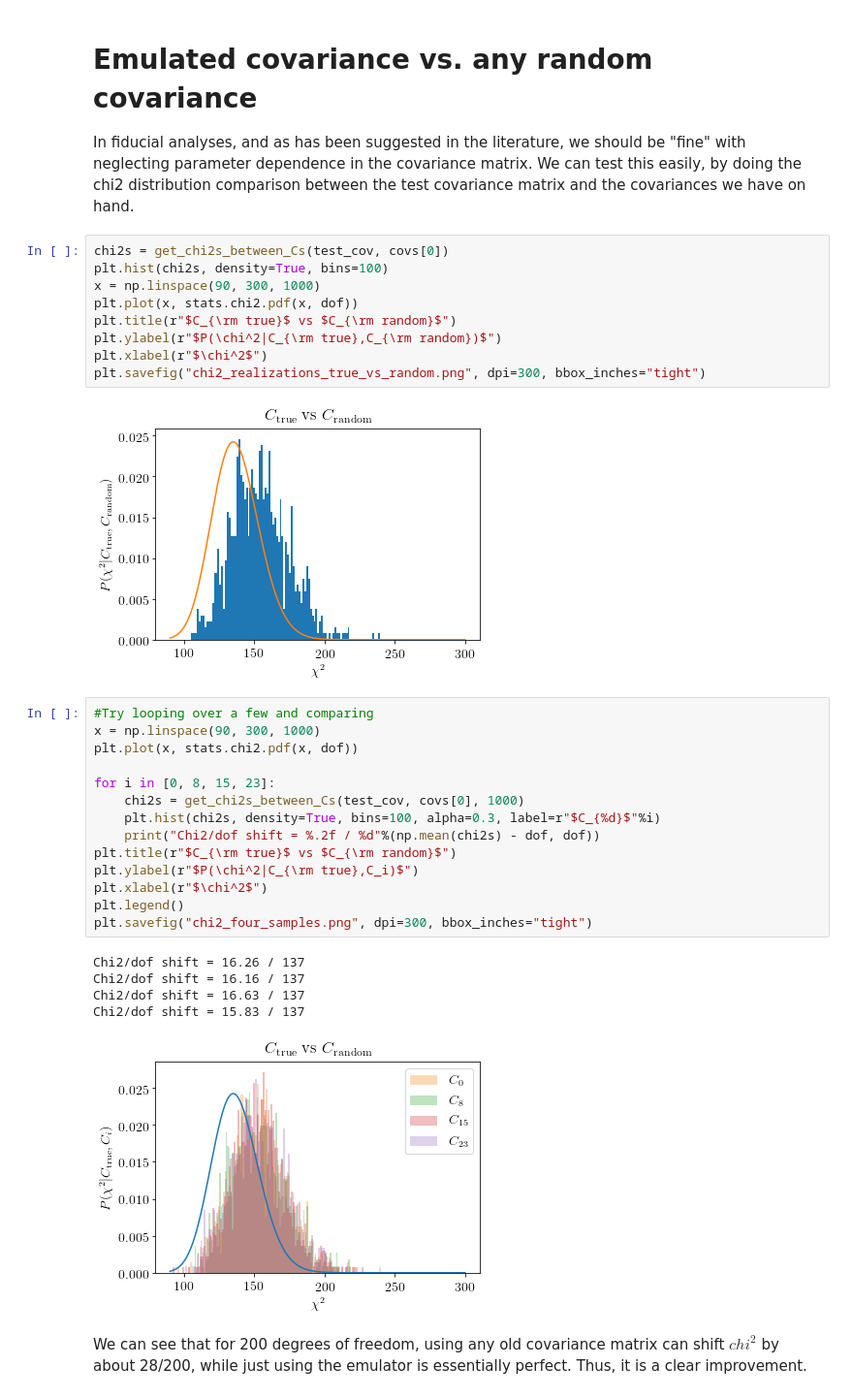
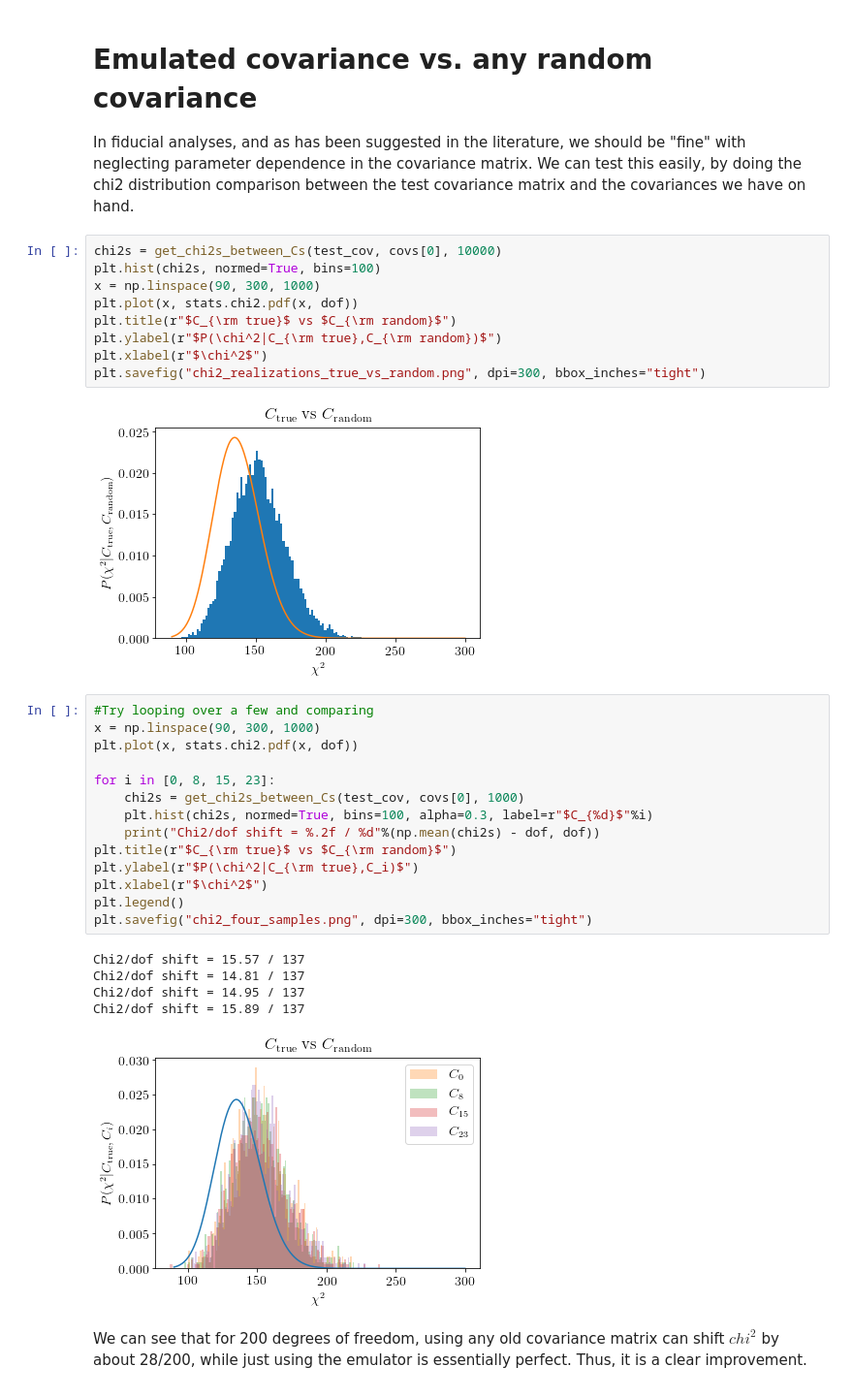
Before and after one commit to tmcclintock/covariance_emulator, a Jupyter notebook: notebooks/Emulating DES Part2: xi+xi- covariances.ipynb, the cells around one changed output. Shown at 97% size. Cells and saved outputs as stored; diff of their text form.

```diff
--- a/notebooks/Emulating DES Part2: xi+xi- covariances.ipynb
+++ b/notebooks/Emulating DES Part2: xi+xi- covariances.ipynb
@@ -205,8 +205,8 @@ Chi2/dof shift = -0.21 / 137
 
 In fiducial analyses, and as has been suggested in the literature, we should be "fine" with neglecting parameter dependence in the covariance matrix. We can test this easily, by doing the chi2 distribution comparison between the test covariance matrix and the covariances we have on hand.
 # %%
-chi2s = get_chi2s_between_Cs(test_cov, covs[0])
-plt.hist(chi2s, density=True, bins=100)
+chi2s = get_chi2s_between_Cs(test_cov, covs[0], 10000)
+plt.hist(chi2s, normed=True, bins=100)
 x = np.linspace(90, 300, 1000)
 plt.plot(x, stats.chi2.pdf(x, dof))
 plt.title(r"$C_{\rm true}$ vs $C_{\rm random}$")
@@ -214,26 +214,26 @@ plt.ylabel(r"$P(\chi^2|C_{\rm true},C_{\rm random})$")
 plt.xlabel(r"$\chi^2$")
 plt.savefig("chi2_realizations_true_vs_random.png", dpi=300, bbox_inches="tight")
 # %% [output]
-[figure, old version]
+[figure, new version]
 # %%
 #Try looping over a few and comparing
 x = np.linspace(90, 300, 1000)
 plt.plot(x, stats.chi2.pdf(x, dof))
 
 for i in [0, 8, 15, 23]:
     chi2s = get_chi2s_between_Cs(test_cov, covs[0], 1000)
-    plt.hist(chi2s, density=True, bins=100, alpha=0.3, label=r"$C_{%d}$"%i)
+    plt.hist(chi2s, normed=True, bins=100, alpha=0.3, label=r"$C_{%d}$"%i)
     print("Chi2/dof shift = %.2f / %d"%(np.mean(chi2s) - dof, dof))
 plt.title(r"$C_{\rm true}$ vs $C_{\rm random}$")
 plt.ylabel(r"$P(\chi^2|C_{\rm true},C_i)$")
 plt.xlabel(r"$\chi^2$")
 plt.legend()
 plt.savefig("chi2_four_samples.png", dpi=300, bbox_inches="tight")
 # %% [output]
-Chi2/dof shift = 16.26 / 137
-Chi2/dof shift = 16.16 / 137
-Chi2/dof shift = 16.63 / 137
-Chi2/dof shift = 15.83 / 137
+Chi2/dof shift = 15.57 / 137
+Chi2/dof shift = 14.81 / 137
+Chi2/dof shift = 14.95 / 137
+Chi2/dof shift = 15.89 / 137
-[figure, old version]
+[figure, new version]
 # %% [markdown]
 We can see that for 200 degrees of freedom, using any old covariance matrix can shift $chi^2$ by about 28/200, while just using the emulator is essentially perfect. Thus, it is a clear improvement.
```
Also changed, not shown: parts of 6 cells of this notebook, 6 other files.
